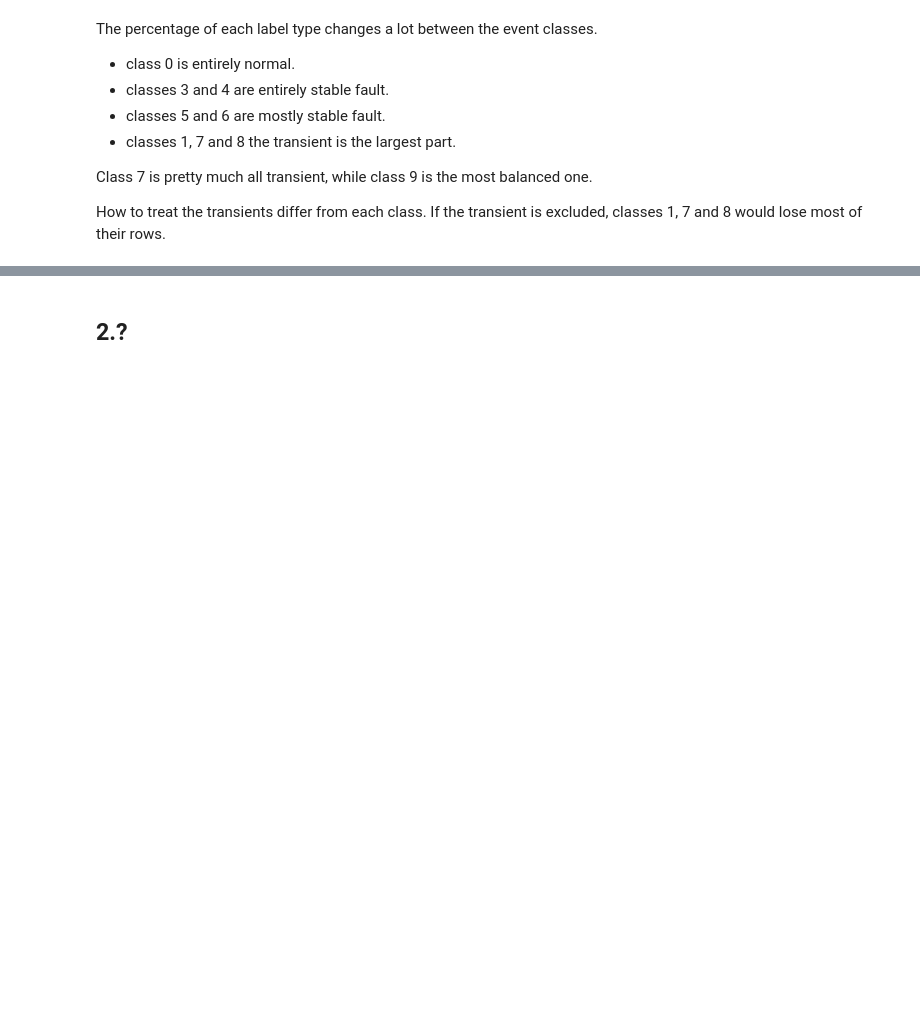
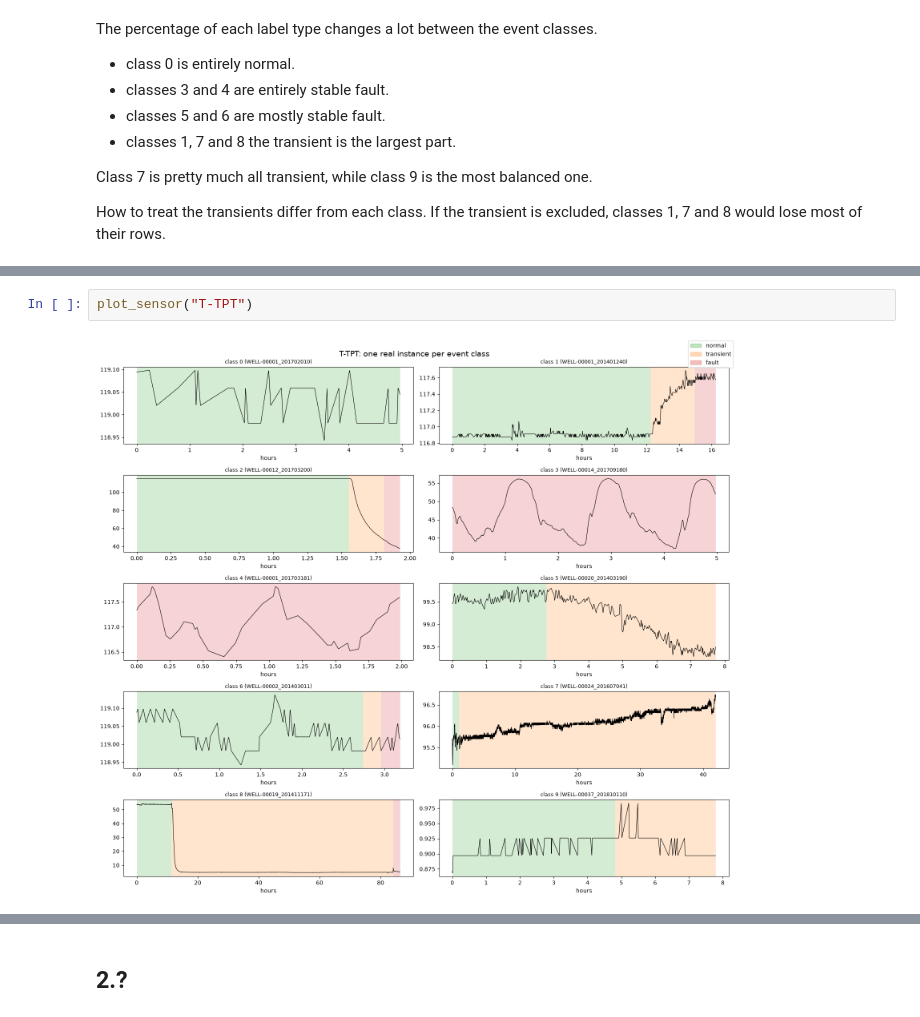
Before and after one commit to tommasofacchin/uis-msc-data-science, a Jupyter notebook: DAT540 - Data science/Project/01_eda.ipynb, the cells around one changed output, grey strips where cells are left out. Drawn from its saved outputs; the diff is of its cells as text; blank space fills up the shorter version.

```diff
--- a/DAT540 - Data science/Project/01_eda.ipynb
+++ b/DAT540 - Data science/Project/01_eda.ipynb
@@ -502,0 +605,4 @@ How to treat the transients differ from each class. If the transient is excluded
+# %%
+plot_sensor("T-TPT")
+# %% [output]
+[figure, added]
```
Also changed, not shown: parts of 13 cells of this notebook.
